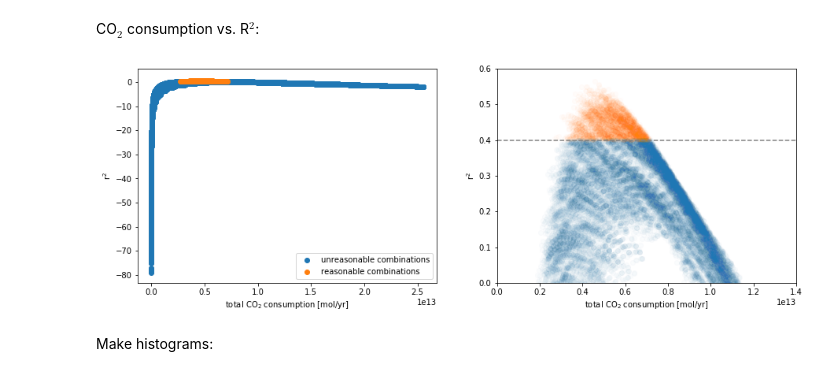
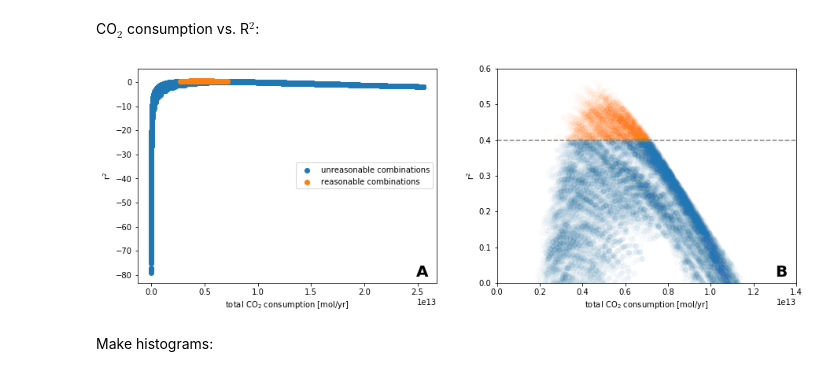
Before and after one commit to Swanson-Hysell-Group/GEOCLIM_Modern, a Jupyter notebook: Code/Notebooks/GEOCLIM_parameter_exploration.ipynb, the cells around one changed output. Drawn from its saved outputs; the diff is of its cells as text; code cells hidden in the pictures.

Commit message:
edit r2 plots

```diff
--- a/Code/Notebooks/GEOCLIM_parameter_exploration.ipynb
+++ b/Code/Notebooks/GEOCLIM_parameter_exploration.ipynb
@@ -679,27 +679,32 @@ CO$_{2}$ consumption vs. R$^{2}$:
 # %%
 fig, ax = plt.subplots(1,2,figsize=(15,5))
 
 ax[0].scatter(total_CO2_consumption[drop_inds], r2s[drop_inds], c='C0', label='unreasonable combinations')
 ax[0].scatter(best_filt_total_CO2_consumption, best_filt_r2s, c='C1', label='reasonable combinations')
 
 ax[0].set_xlabel('total CO$_{2}$ consumption [mol/yr]')
 ax[0].set_ylabel('r$^{2}$')
-ax[0].legend()
+ax[0].legend(loc='center right')
 
 ax[1].scatter(total_CO2_consumption[drop_inds], r2s[drop_inds], alpha=0.02, c='C0')
 ax[1].scatter(best_filt_total_CO2_consumption, best_filt_r2s, alpha=0.02, c='C1')
 ax[1].set_ylim(0,0.6)
 ax[1].set_xlim(0,1.4e13)
 
 ax[1].axhline(0.4, ls='--', c='C7')
 
 ax[1].set_xlabel('total CO$_{2}$ consumption [mol/yr]')
 ax[1].set_ylabel('r$^{2}$')
 
+ax[0].text(0.95, 0.05, 'A', fontweight='bold', fontsize=20,
+           horizontalalignment='center', verticalalignment='center', transform=ax[0].transAxes)
+ax[1].text(0.95, 0.05, 'B', fontweight='bold', fontsize=20,
+           horizontalalignment='center', verticalalignment='center', transform=ax[1].transAxes)
+
 plt.savefig('../../Manuscript/Figures/W_vs_r2.pdf', bbox_inches='tight')
 plt.show(fig)
 # %% [output]
-[figure, old version]
+[figure, new version]
 # %% [markdown]
 Make histograms:
 # %%
```
Also changed, not shown: parts of 1 cell of this notebook, 2 other files.
